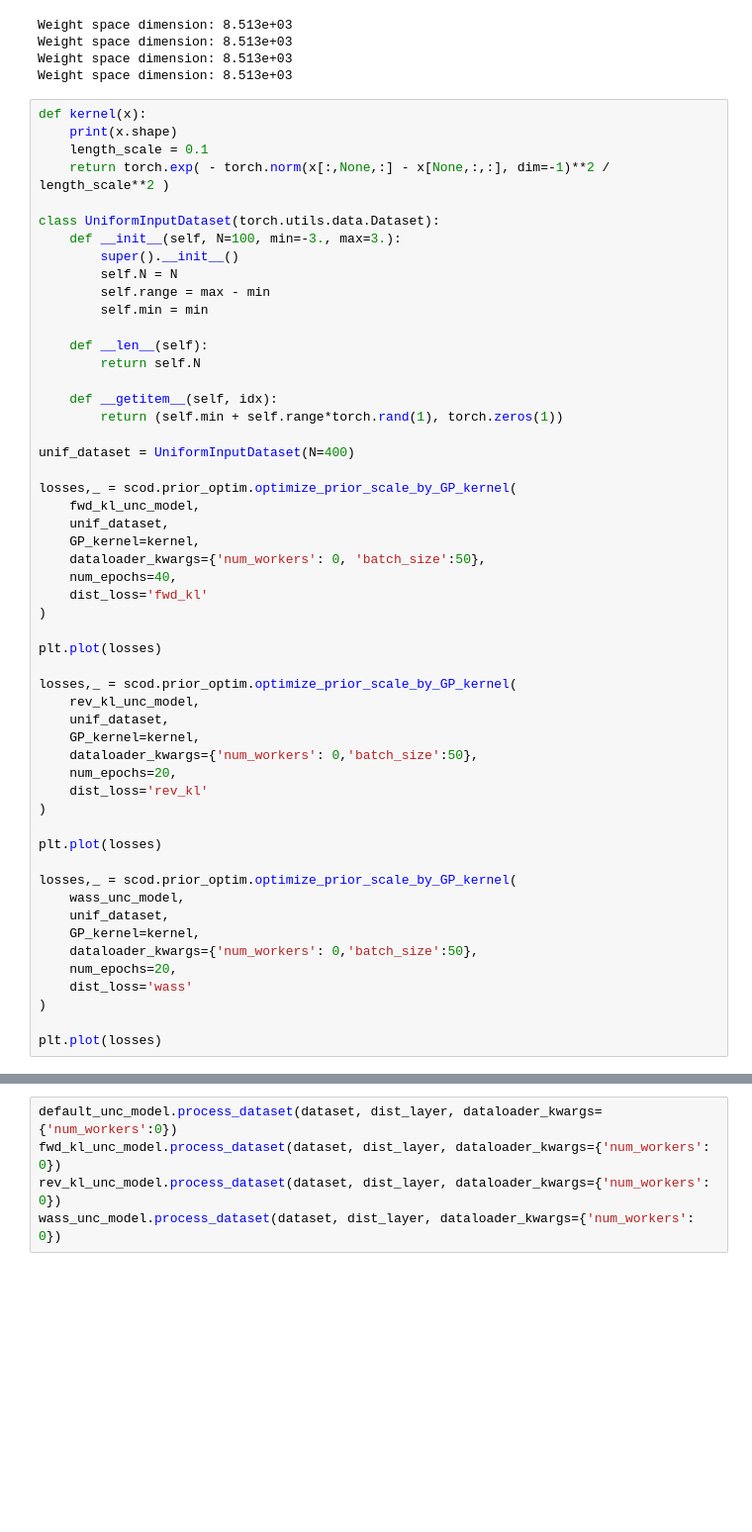
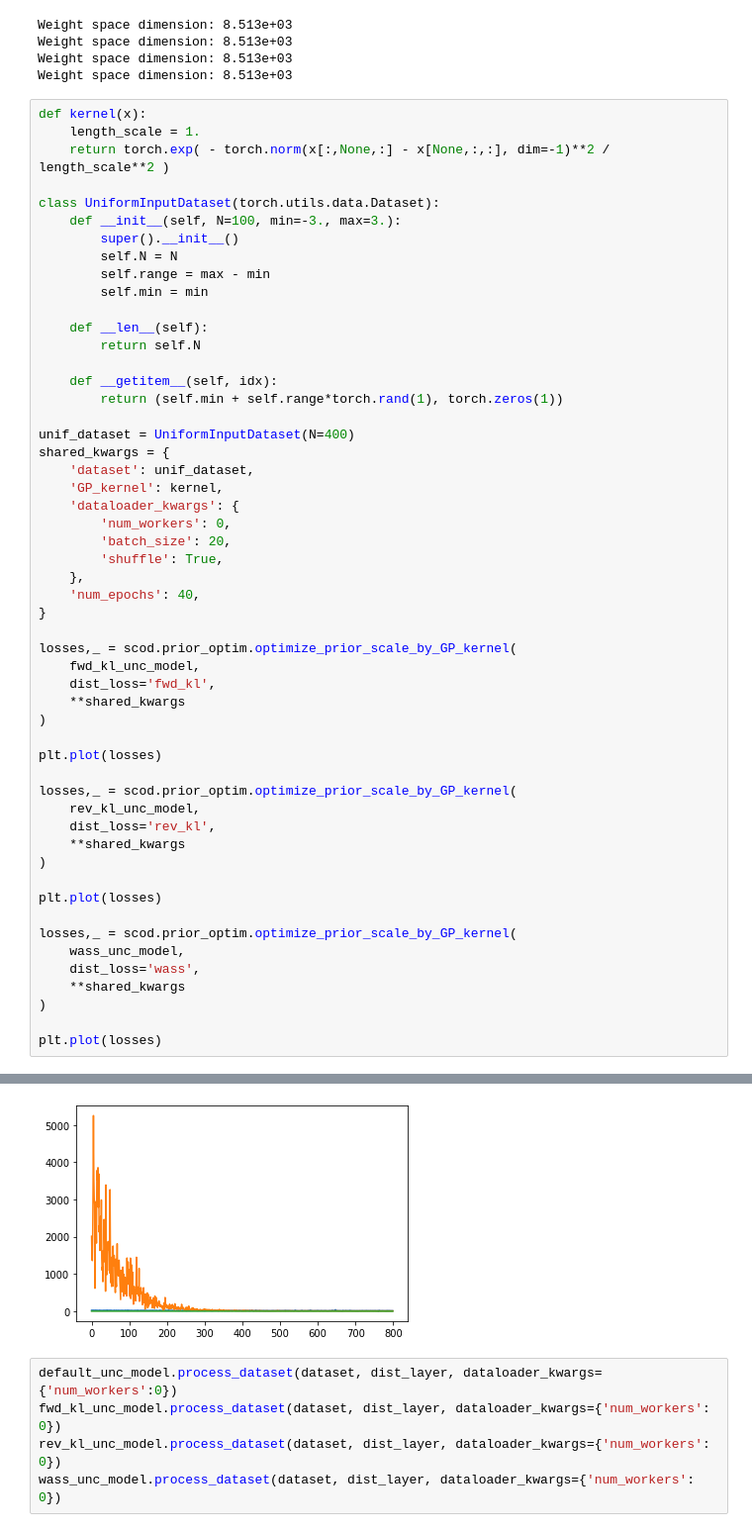
Before and after one commit to StanfordASL/scod-module, a Jupyter notebook: demos/prior_calib.ipynb, the cells around one changed output, grey strips where cells are left out. Shown at 99% size. Saved outputs shown, nothing was run; the diff lists cells and outputs as text; blank space fills up the shorter version.

```diff
--- a/demos/prior_calib.ipynb
+++ b/demos/prior_calib.ipynb
@@ -118,8 +120,7 @@ Weight space dimension: 8.513e+03
 Weight space dimension: 8.513e+03
 # %%
 def kernel(x):
-    print(x.shape)
-    length_scale = 0.1
+    length_scale = 1.
     return torch.exp( - torch.norm(x[:,None,:] - x[None,:,:], dim=-1)**2 / length_scale**2 )
 
 class UniformInputDataset(torch.utils.data.Dataset):
@@ -136,36 +137,37 @@ class UniformInputDataset(torch.utils.data.Dataset):
         return (self.min + self.range*torch.rand(1), torch.zeros(1))
 
 unif_dataset = UniformInputDataset(N=400)
+shared_kwargs = {
+    'dataset': unif_dataset,
+    'GP_kernel': kernel,
+    'dataloader_kwargs': {
+        'num_workers': 0,
+        'batch_size': 20,
+        'shuffle': True,
+    },
+    'num_epochs': 40,
+}
 
 losses,_ = scod.prior_optim.optimize_prior_scale_by_GP_kernel(
     fwd_kl_unc_model,
-    unif_dataset,
-    GP_kernel=kernel,
-    dataloader_kwargs={'num_workers': 0, 'batch_size':50},
-    num_epochs=40,
-    dist_loss='fwd_kl'
+    dist_loss='fwd_kl',
+    **shared_kwargs
 )
 
 plt.plot(losses)
 
 losses,_ = scod.prior_optim.optimize_prior_scale_by_GP_kernel(
     rev_kl_unc_model,
-    unif_dataset,
-    GP_kernel=kernel,
-    dataloader_kwargs={'num_workers': 0,'batch_size':50},
-    num_epochs=20,
-    dist_loss='rev_kl'
+    dist_loss='rev_kl',
+    **shared_kwargs
 )
 
 plt.plot(losses)
 
 losses,_ = scod.prior_optim.optimize_prior_scale_by_GP_kernel(
     wass_unc_model,
-    unif_dataset,
-    GP_kernel=kernel,
-    dataloader_kwargs={'num_workers': 0,'batch_size':50},
-    num_epochs=20,
-    dist_loss='wass'
+    dist_loss='wass',
+    **shared_kwargs
 )
 
 plt.plot(losses)
@@ -176,3 +176,4 @@ RuntimeError: linalg.slogdet: A must be batches of square matrices, but they are
+[figure, added]
 # %%
 default_unc_model.process_dataset(dataset, dist_layer, dataloader_kwargs={'num_workers':0})
 fwd_kl_unc_model.process_dataset(dataset, dist_layer, dataloader_kwargs={'num_workers': 0})
```
Also changed, not shown: parts of 13 cells of this notebook.
